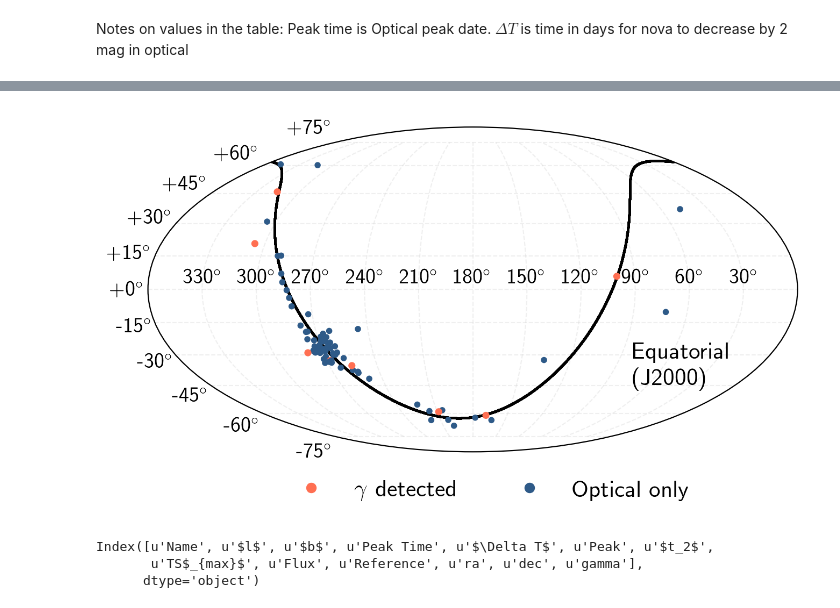
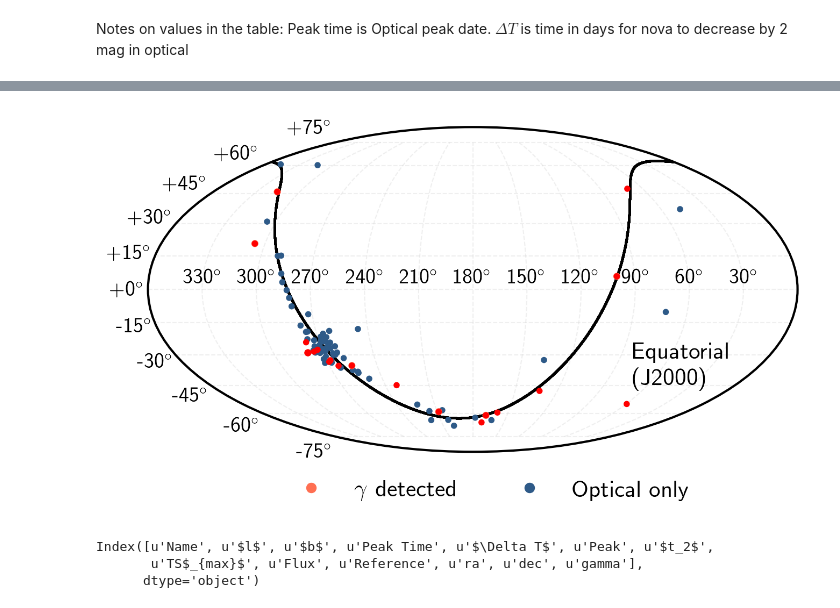
Before and after one commit to apizzuto/Novae, a Jupyter notebook: python3/notebooks/ReadNovaList.ipynb, the cells around one changed output, grey strips where cells are left out. Saved outputs shown, nothing was run; the diff lists cells and outputs as text; code cells hidden in the pictures.

```diff
--- a/python3/notebooks/ReadNovaList.ipynb
+++ b/python3/notebooks/ReadNovaList.ipynb
@@ -13,4 +13,4 @@ import matplotlib as mpl
 import seaborn as sns
 from matplotlib.patches import Patch
 from matplotlib.lines import Line2D
-mpl.style.use('/home/apizzuto/Nova/scripts/novae_plots.mplstyle')
+mpl.style.use('/home/apizzuto/Nova/python3/scripts/novae_plots.mplstyle')
@@ -60,0 +72,4 @@ df[~df['gamma']]
+# %%
+gamma_df = pd.read_csv('/home/apizzuto/Nova/gamma_ray_novae.csv')
+gamma_coords = SkyCoord(gamma_df['RA'], gamma_df['Dec'], unit='deg')
+gamma_df.head()
@@ -61,28 +83,32 @@ df[~df['gamma']]
 # %%
 fig = plt.figure(figsize=(8,4), dpi=200, facecolor='w')
 
 gplane = SkyCoord('galactic', b = np.zeros(5000)*u.degree, l = np.linspace(0.0, 360., 5000)*u.degree)
 gplane_icrs = gplane.icrs
 gcent = SkyCoord('galactic', b = [0.0]*u.degree, l = [0.0]*u.degree)
 gcent_icrs = gcent.icrs
 cols = [sns.xkcd_rgb['orange pink'] if k is True else sns.xkcd_rgb['light navy blue'] for k in df['gamma']]
 s = [14 if k is True else 10 for k in df['gamma']]
 
 legend_els = [ Line2D([0], [0], marker='o', ls = '', color=sns.xkcd_rgb['orange pink'], label=r'$\gamma$ detected'),
               Line2D([0], [0], marker='o', ls = '', color=sns.xkcd_rgb['light navy blue'], label='Optical only')]
 
 ax = fig.add_subplot(111, projection='mollweide')
 ax.grid(True, alpha = 0.35, zorder=1, ls = '--')
+
 ax.scatter(-1*equatorial.ra.wrap_at('360d').radian + np.pi, equatorial.dec.radian, zorder=20, s = s, c = cols)
+ax.scatter(-1*gamma_coords.ra.wrap_at('360d').radian + np.pi, gamma_coords.dec.radian, zorder=20, s = s, c = 'r')
+
 ax.scatter(-1.*gplane_icrs.ra.wrap_at('360d').radian + np.pi, gplane_icrs.dec.radian, zorder=10, c = 'k', s = 0.5)
+
 ax.set_xticklabels(["{:.0f}".format(v) + r'$^{\circ}$' for v in np.linspace(330., 30., 11)], fontsize = 14)
 ax.set_yticklabels(["{:+.0f}".format(v) + r'$^{\circ}$' for v in np.linspace(-75., 75., 11)], fontsize = 14)
 plt.text(110.*np.pi / 180., -45 * np.pi / 180, 'Equatorial\n(J2000)')
 ax.legend(loc=(0.2, -0.18), handles=legend_els, ncol = 2, frameon=False)
-plt.savefig('/home/apizzuto/public_html/novae/skymap_all_novae.png', dpi=200, bbox_inches='tight')
+#plt.savefig('/home/apizzuto/public_html/novae/skymap_all_novae.png', dpi=200, bbox_inches='tight')
 plt.show()
 # %% [output]
-[figure, old version]
+[figure, new version]
 # %%
 print df.columns
 # %% [output]
```
Also changed, not shown: parts of 7 cells of this notebook, 3 other files.
